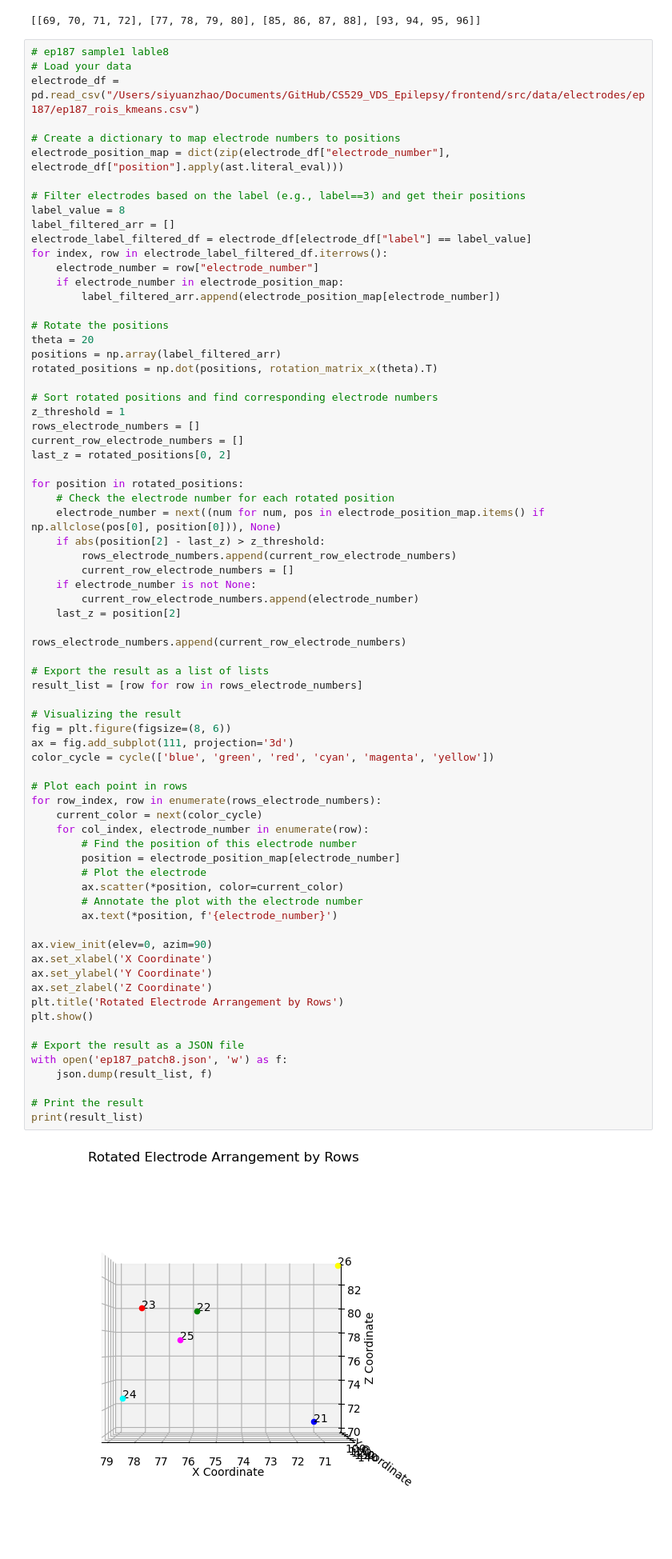
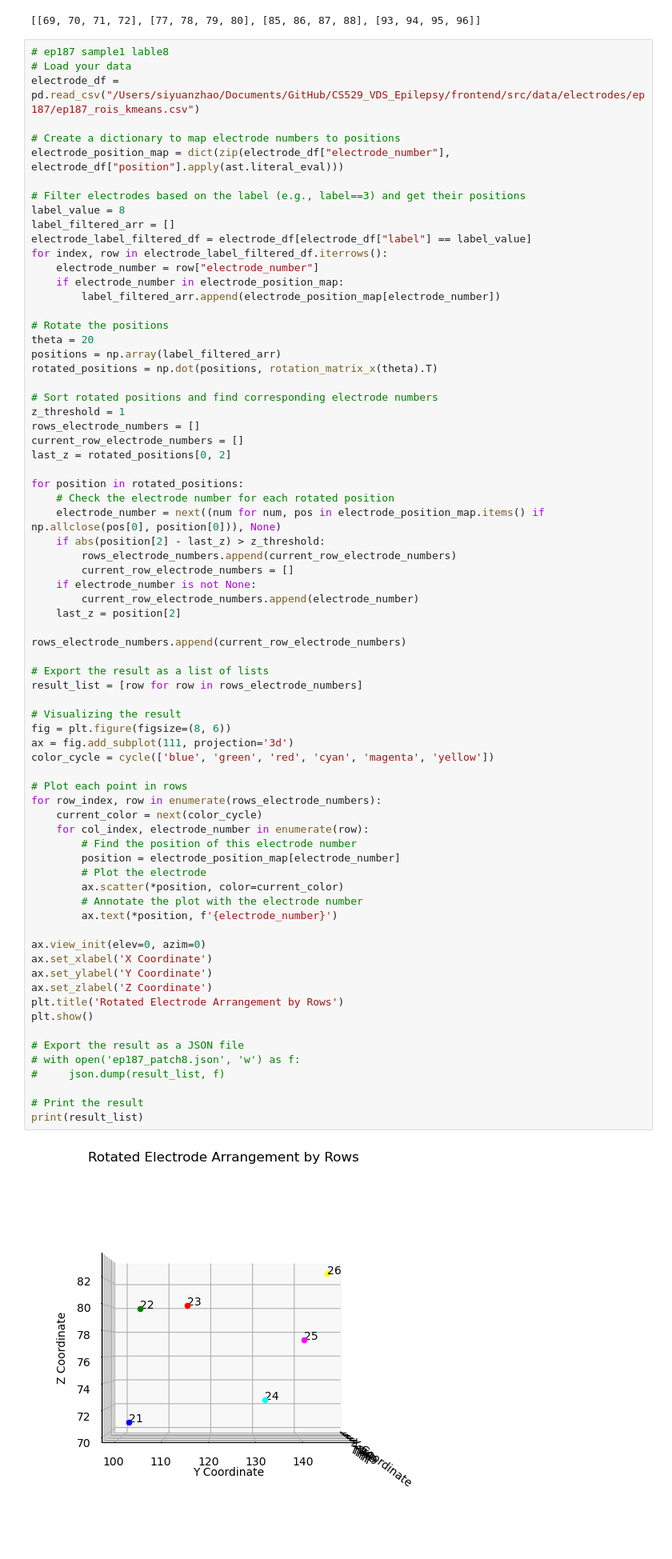
Before and after one commit to ScheWann/CS529_VDS_Epilepsy, a Jupyter notebook: backend/eeg.ipynb, the cells around one changed output. Shown: that part at 80% size. Saved outputs shown, nothing was run; the diff lists cells and outputs as text.

```diff
--- a/backend/eeg.ipynb
+++ b/backend/eeg.ipynb
@@ -1040,37 +1040,37 @@ rows_electrode_numbers.append(current_row_electrode_numbers)
 # Export the result as a list of lists
 result_list = [row for row in rows_electrode_numbers]
 
 # Visualizing the result
 fig = plt.figure(figsize=(8, 6))
 ax = fig.add_subplot(111, projection='3d')
 color_cycle = cycle(['blue', 'green', 'red', 'cyan', 'magenta', 'yellow'])
 
 # Plot each point in rows
 for row_index, row in enumerate(rows_electrode_numbers):
     current_color = next(color_cycle)
     for col_index, electrode_number in enumerate(row):
         # Find the position of this electrode number
         position = electrode_position_map[electrode_number]
         # Plot the electrode
         ax.scatter(*position, color=current_color)
         # Annotate the plot with the electrode number
         ax.text(*position, f'{electrode_number}')
 
-ax.view_init(elev=0, azim=90)
+ax.view_init(elev=0, azim=0)
 ax.set_xlabel('X Coordinate')
 ax.set_ylabel('Y Coordinate')
 ax.set_zlabel('Z Coordinate')
 plt.title('Rotated Electrode Arrangement by Rows')
 plt.show()
 
 # Export the result as a JSON file
-with open('ep187_patch8.json', 'w') as f:
-    json.dump(result_list, f)
+# with open('ep187_patch8.json', 'w') as f:
+#     json.dump(result_list, f)
 
 # Print the result
 print(result_list)
 # %% [output]
-[figure, old version]
+[figure, new version]
 [[21], [22], [23], [24], [25], [26]]
 # %%
 # ep187 sample1 lable9
```
Also changed, not shown: parts of 3 cells of this notebook, 9 other files.
